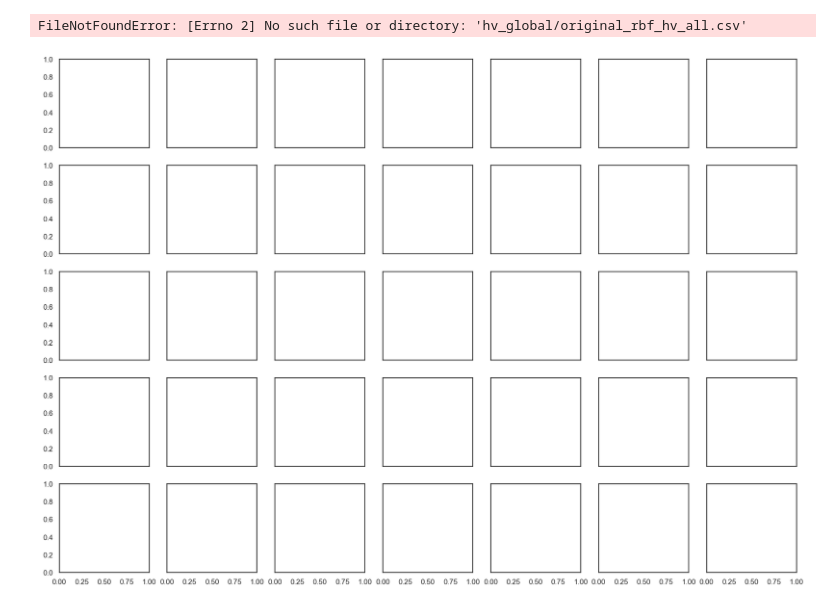
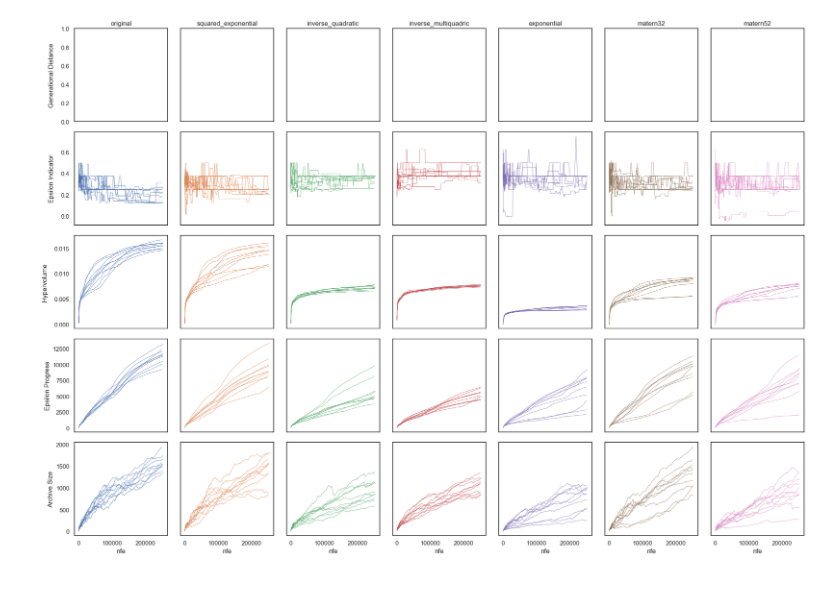
Before and after one commit to JazminZatarain/MUSEH2O, a Jupyter notebook: susquehanna/notebooks/09. Combined Vizualisation.ipynb, the cells around one changed output. Drawn from its saved outputs; the diff is of its cells as text; code cells hidden in the pictures.

Commit message:
calculating metrics

```diff
--- a/susquehanna/notebooks/09. Combined Vizualisation.ipynb
+++ b/susquehanna/notebooks/09. Combined Vizualisation.ipynb
@@ -179,61 +24,64 @@ plt.plot(df_gd_nfe, df_gd, color=c, lw=0.5)
 # %%
-fig, ax = plt.subplots(5, 7, sharex=True, sharey='row', figsize=(20,14)) #
+fig, axes = plt.subplots(5, 7, sharex=True, sharey='row', figsize=(20,14)) #
 
 
 # for i, entry in enumerate(rbfs):
 for i, (entry, c) in enumerate(zip(rbfs, sns.color_palette())):
     rbf = entry.__name__
-    df_hv = pd.read_csv(f"hv_global/{rbf}_hv_all.csv")
-    df_hv_nfe = pd.read_csv(f"hv_global/{rbf}_hv_nfe_all.csv")
-    df_ei = pd.read_csv(f"epind_global/{rbf}_ei_all.csv")
-    df_ei_nfe = pd.read_csv(f"epind_global/{rbf}_ei_nfe_all.csv")
-    df_gd = pd.read_csv(f"gd_global/{rbf}_gd_all.csv")
-    df_gd_nfe = pd.read_csv(f"gd_global/{rbf}_gd_nfe_all.csv")
+    df_hv = pd.read_csv(f"calculated_metrics/hv_{rbf}_global.csv")
+    df_ei = pd.read_csv(f"calculated_metrics/ei_{rbf}_global.csv")
+    # df_gd = pd.read_csv(f"gd_global/{rbf}_gd_all.csv")
+    # df_gd_nfe = pd.read_csv(f"gd_global/{rbf}_gd_nfe_all.csv")
     ep_nfe = {}
     ep_prog = {}
     archive_nfe = {}
     archive_count = {}
     out_dir = f"../output/{rbf}/"
     for j in os.listdir(out_dir):
         if j.endswith("_convergence.csv"):
             ep_load = pd.read_csv(out_dir + j)
             ep_nfe[int(j.split("_")[0])] = ep_load.nfe
             ep_prog[int(j.split("_")[0])]  = ep_load.improvements
         if j.endswith("_hypervolume.csv"):
             archives_by_nfe = pd.read_csv(out_dir + j)
             dups = archives_by_nfe.pivot_table(columns=["Unnamed: 0"], aggfunc='size')
             archive_nfe[int(j.split("_")[0])] = dups.index
             archive_count[int(j.split("_")[0])] = dups.reset_index(drop=True)
     ep_nfe = pd.DataFrame.from_dict(ep_nfe)
     ep_prog = pd.DataFrame.from_dict(ep_prog)
     archive_nfe = pd.DataFrame.from_dict(archive_nfe, orient='index').T
     archive_size = pd.DataFrame.from_dict(archive_count, orient='index').T
 
-    ax[0,i].plot(df_gd_nfe, df_gd, color=c, lw=0.5)
-    ax[1,i].plot(df_ei_nfe, df_ei, color=c, lw=0.5)
-    ax[2,i].plot(df_hv_nfe, df_hv, color=c, lw=0.5)
+    # ax[0,i].plot(df_gd_nfe, df_gd, color=c, lw=0.5)
 
-    ax[3,i].plot(ep_nfe, ep_prog, color=c, lw=0.5)
-    ax[4,i].plot(archive_nfe, archive_size, color=c, lw=0.5)
-    ax[0,i].set_aspect(1 / ax[0,i].get_data_ratio())
-    ax[1,i].set_aspect(1 / ax[1,i].get_data_ratio())
-    ax[2,i].set_aspect(1 / ax[2,i].get_data_ratio())
-    ax[3,i].set_aspect(1 / ax[3,i].get_data_ratio())
-    ax[4,i].set_aspect(1 / ax[4,i].get_data_ratio())
-#     print(ax[2,i].get_data_ratio())
+
+
+    for _, entry in df_ei.groupby('seed'):
+        axes[1,i].plot(entry.nfe, entry.hypervolume, color=c, lw=0.5)
+
+    for _, entry in df_hv.groupby('seed'):
+        axes[2,i].plot(entry.nfe, entry.hypervolume, color=c, lw=0.5)
+
+    axes[3,i].plot(ep_nfe, ep_prog, color=c, lw=0.5)
+    axes[4,i].plot(archive_nfe, archive_size, color=c, lw=0.5)
+
+    for ax in axes[:, i]:
+        ax.set_box_aspect(1)
+
+
     if i == 0:
-        ax[2,i].set_ylabel("Hypervolume", labelpad=12) #, rotation=45, labelpad=40
-        ax[1,i].set_ylabel("Epsilon Indicator", labelpad=12)
-        ax[0,i].set_ylabel("Generational Distance", labelpad=12)
-        ax[3,i].set_ylabel("Epsilon Progress", labelpad=4)
-        ax[4,i].set_ylabel("Archive Size", labelpad=4)
-    ax[4,i].set_xlabel("nfe")
-    ax[0,i].set_title(rbf[:-4])
+        axes[2,i].set_ylabel("Hypervolume", labelpad=12) #, rotation=45, labelpad=40
+        axes[1,i].set_ylabel("Epsilon Indicator", labelpad=12)
+        axes[0,i].set_ylabel("Generational Distance", labelpad=12)
+        axes[3,i].set_ylabel("Epsilon Progress", labelpad=4)
+        axes[4,i].set_ylabel("Archive Size", labelpad=4)
+    axes[4,i].set_xlabel("nfe")
+    axes[0,i].set_title(rbf[:-4])
+
 
 fig.tight_layout()
 # fig.suptitle('RBF metrics compared')
 plt.savefig(f'figs/metrics_combined.png')
 plt.savefig(f'figs/metrics_combined.pdf')
 # %% [output]
-FileNotFoundError: [Errno 2] No such file or directory: 'hv_global/original_rbf_hv_all.csv'
-[figure, old version]
+[figure, new version]
```
Also changed, not shown: parts of 8 cells of this notebook, 31 other files.
